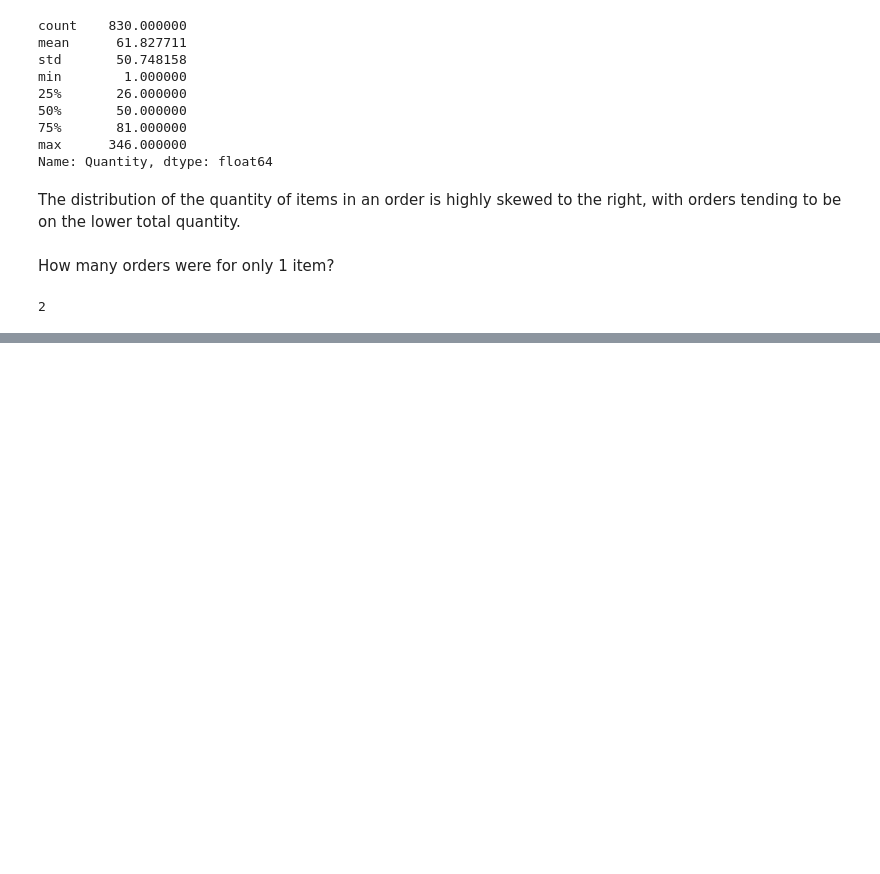
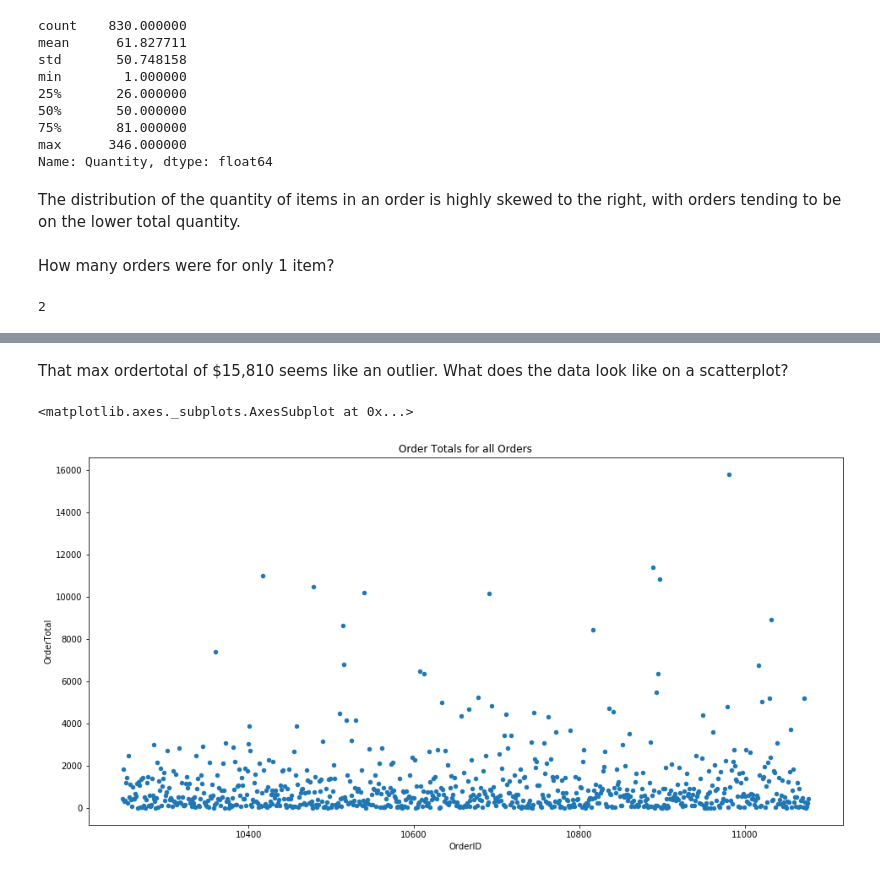
Before and after one commit to merb92/sql-a-b-testing-lab, a Jupyter notebook: 02_eda.ipynb, the cells around one changed output, grey strips where cells are left out. Saved outputs shown, nothing was run; the diff lists cells and outputs as text; code cells hidden in the pictures; blank space fills up the shorter version.

```diff
--- a/02_eda.ipynb
+++ b/02_eda.ipynb
@@ -165,0 +230,18 @@ len(od_gb_order_id_df[od_gb_order_id_df.Quantity == 1.0])
+# %%
+order_totals_q = """
+                 SELECT `Order`.ID AS OrderID,
+                        `Order`.CustomerID,
+                        `Order`.EmployeeID,
+                        SUM (CASE
+                                WHEN OrderDetail.Discount = 0.0
+                                THEN OrderDetail.UnitPrice * OrderDetail.Quantity
+                                ELSE OrderDetail.UnitPrice * OrderDetail.Quantity * OrderDetail.Discount
+                             END) AS OrderTotal
+                 FROM `Order`
+                 JOIN OrderDetail
+                 ON `Order`.ID = OrderDetail.OrderID
+                 GROUP BY `Order`.ID
+                 """
+# %%
+order_totals_df = pd.DataFrame(cur.execute(order_totals_q).fetchall(),
+                               columns = [description[0] for description in cur.description])
@@ -165,0 +271,10 @@ len(od_gb_order_id_df[od_gb_order_id_df.Quantity == 1.0])
+# %% [markdown]
+That max ordertotal of $15,810 seems like an outlier.  What does the data look like on a scatterplot?
+# %%
+order_totals_df.plot.scatter(x='OrderID',
+                             y='OrderTotal',
+                             figsize=(16,8),
+                             title='Order Totals for all Orders')
+# %% [output]
+<matplotlib.axes._subplots.AxesSubplot at 0x...>
+[figure, added]
```
Also changed, not shown: parts of 26 cells of this notebook.
